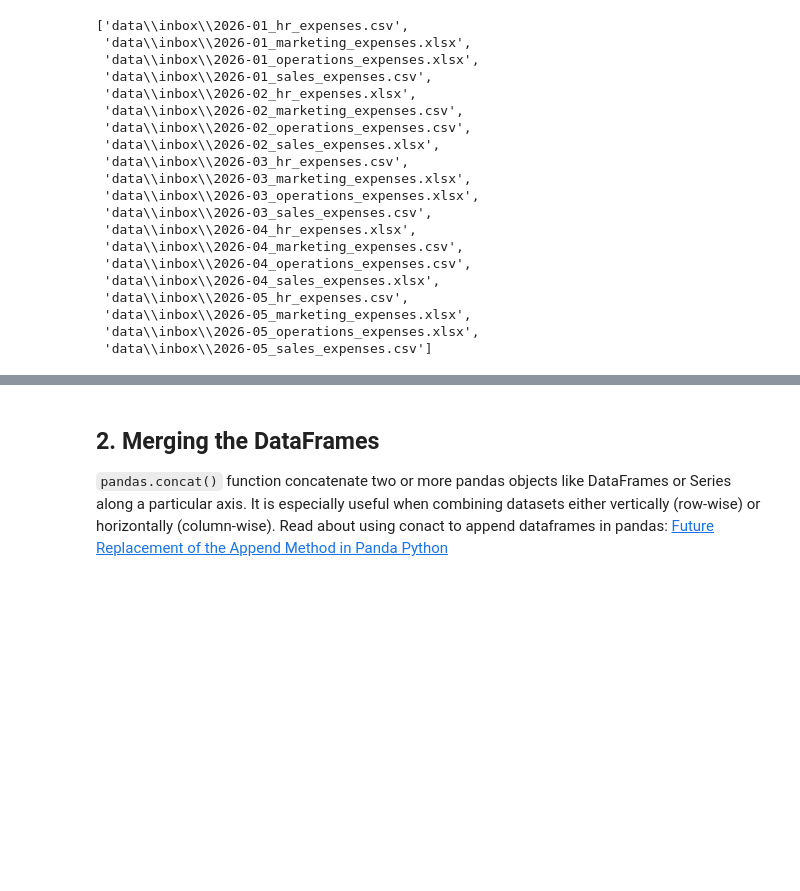
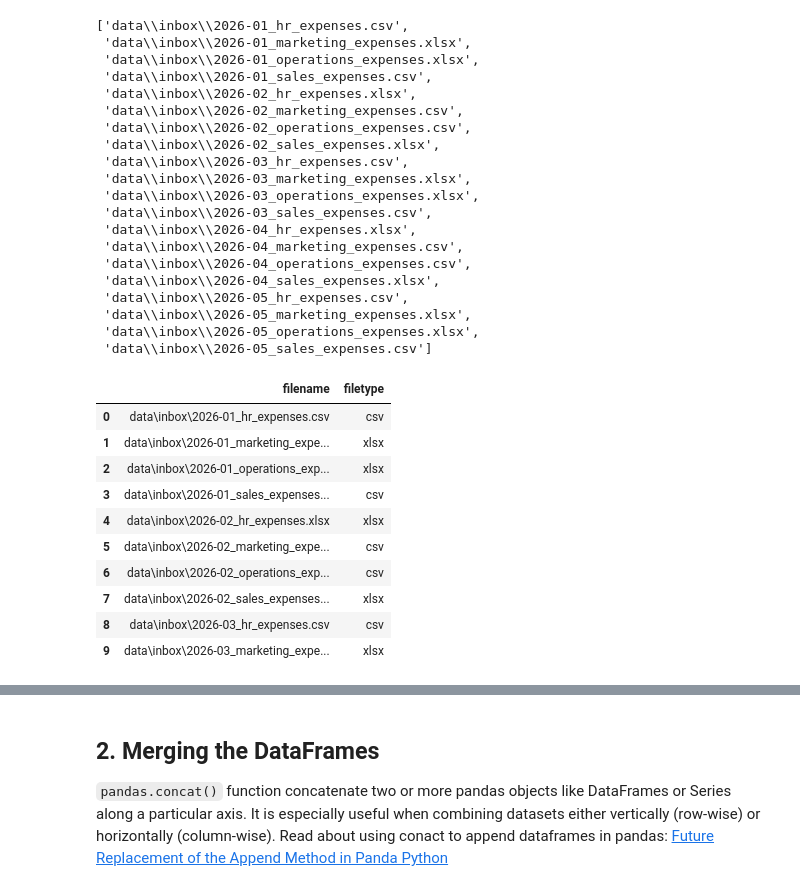
Before and after one commit to gmseong/BAM5103, a Jupyter notebook: session4_exercise.ipynb, the cells around one changed output, grey strips where cells are left out. Saved outputs shown, nothing was run; the diff lists cells and outputs as text; code cells hidden in the pictures; blank space fills up the shorter version.

```diff
--- a/session4_exercise.ipynb
+++ b/session4_exercise.ipynb
@@ -90,13 +90,25 @@ data_files
 # %%
 ## Create DataFrame of Files to get a structured view of all CSV and Excel files
 import pandas as pd
 
 files_df = pd.DataFrame({
     'filename': data_files,
     'filetype': ['csv' if f.endswith('.csv') else 'xlsx' for f in data_files]
 })
 
-files_df.head()
+files_df.head(10)
+# %% [output]
+|  | filename | filetype |
+| 0 | data\inbox\2026-01_hr_expenses.csv | csv |
+| 1 | data\inbox\2026-01_marketing_expe... | xlsx |
+| 2 | data\inbox\2026-01_operations_exp... | xlsx |
+| 3 | data\inbox\2026-01_sales_expenses... | csv |
+| 4 | data\inbox\2026-02_hr_expenses.xlsx | xlsx |
+| 5 | data\inbox\2026-02_marketing_expe... | csv |
+| 6 | data\inbox\2026-02_operations_exp... | csv |
+| 7 | data\inbox\2026-02_sales_expenses... | xlsx |
+| 8 | data\inbox\2026-03_hr_expenses.csv | csv |
+| 9 | data\inbox\2026-03_marketing_expe... | xlsx |
 # %%
 ## Lets create two lists for each filetype
 
```
Also changed, not shown: parts of 8 cells of this notebook, 2 other files.
